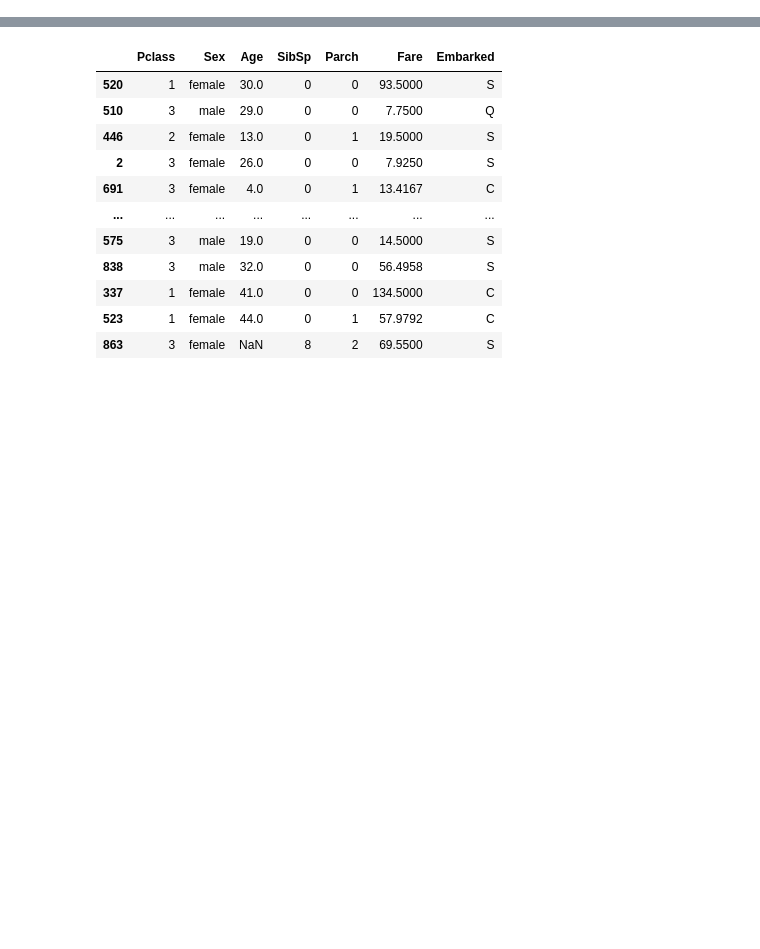
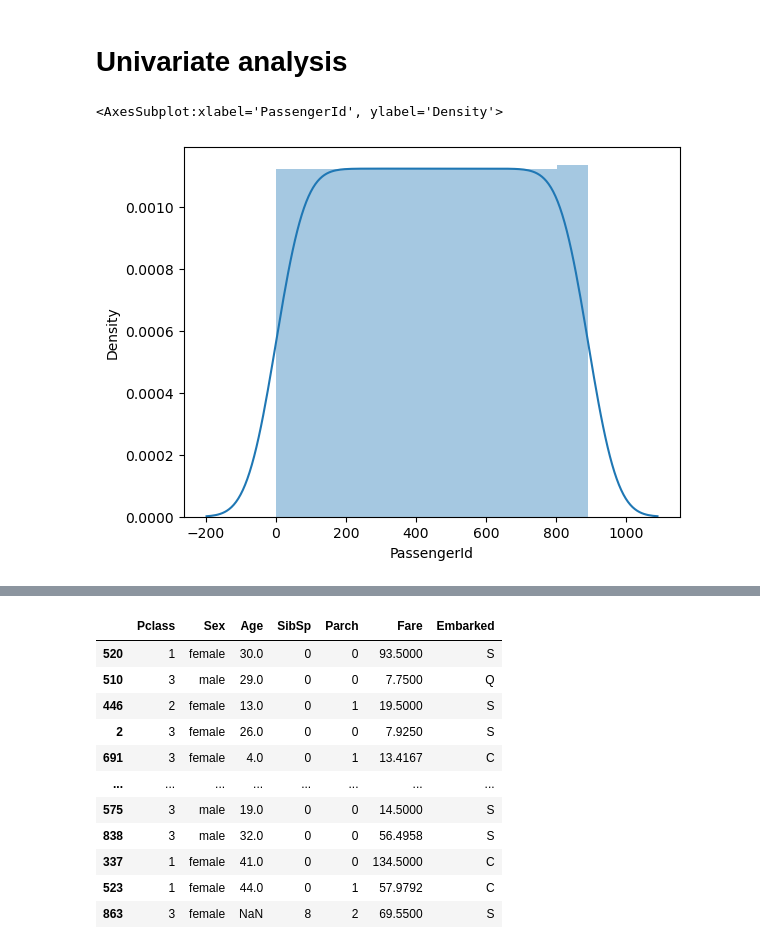
Before and after one commit to rohitmadame/titanic_, a Jupyter notebook: titanic_with_pipelines.ipynb, the cells around one changed output, grey strips where cells are left out. Cells and saved outputs as stored; diff of their text form; code cells hidden in the pictures; blank space fills up the shorter version.

```diff
--- a/titanic_with_pipelines.ipynb
+++ b/titanic_with_pipelines.ipynb
@@ -26,0 +103,8 @@ df.head()
+# %% [markdown]
+# Univariate analysis
+# %%
+#Cheking distribution of passenger id
+sns.distplot(df['PassengerId'])
+# %% [output]
+<AxesSubplot:xlabel='PassengerId', ylabel='Density'>
+[figure, added]
```
Also changed, not shown: parts of 28 cells of this notebook.
